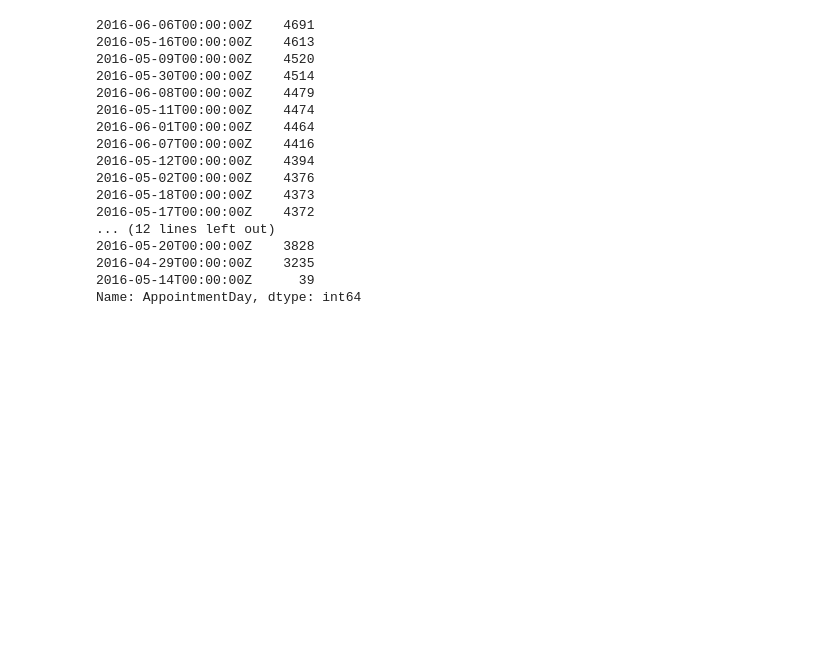
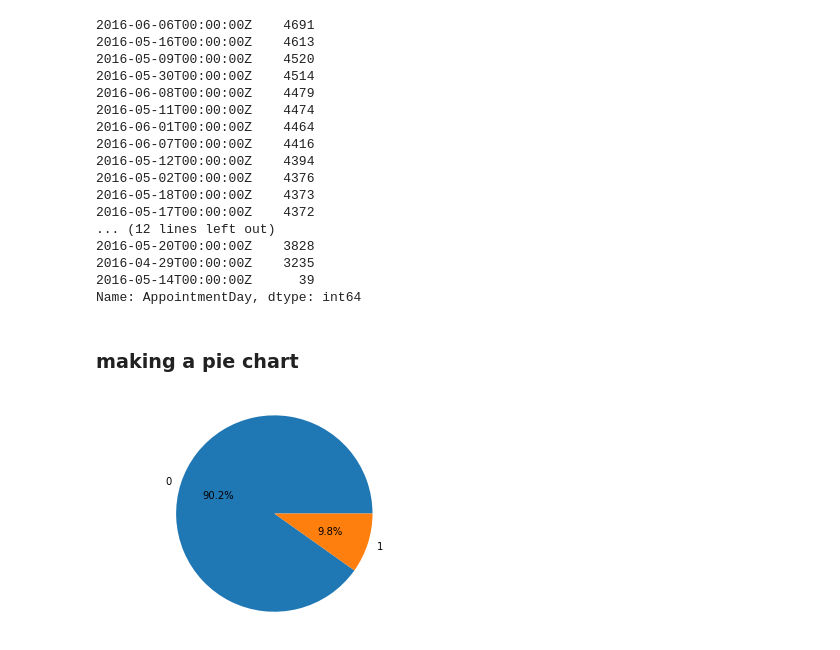
Before and after one commit to Asafamitai/IDC-BDA-Exercises, a Jupyter notebook: NOShow_project_worksheet.ipynb, the cells around one changed output. Saved outputs shown, nothing was run; the diff lists cells and outputs as text; code cells hidden in the pictures; blank space fills up the shorter version.

```diff
--- a/NOShow_project_worksheet.ipynb
+++ b/NOShow_project_worksheet.ipynb
@@ -193,3 +200,16 @@ df['AppointmentDay'].value_counts()
 2016-04-29T00:00:00Z    3235
 2016-05-14T00:00:00Z      39
 Name: AppointmentDay, dtype: int64
+# %% [markdown]
+### making a pie chart
+# %%
+fig1, ax1 = plt.subplots()
+
+slices = df["Scholarship"].value_counts()
+labels = slices.index
+ax1.pie(slices, autopct='%1.1f%%', labels=labels)
+ax1.axis('equal')  # Equal aspect ratio ensures that pie is drawn as a circle.
+
+plt.show()
+# %% [output]
+[figure, added]
```
Also changed, not shown: parts of 16 cells of this notebook, 1 other file.
